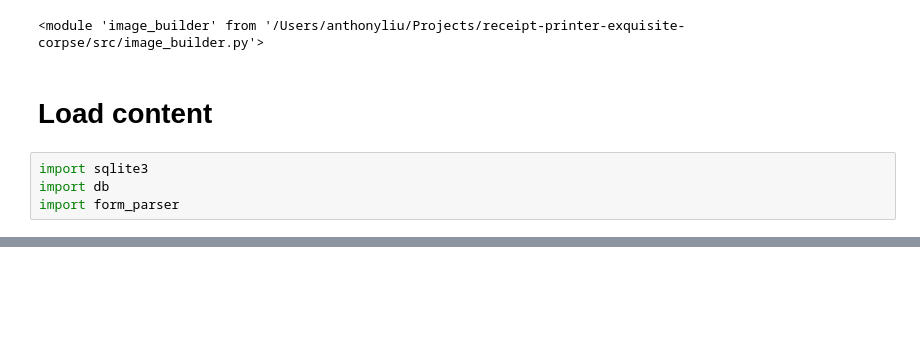
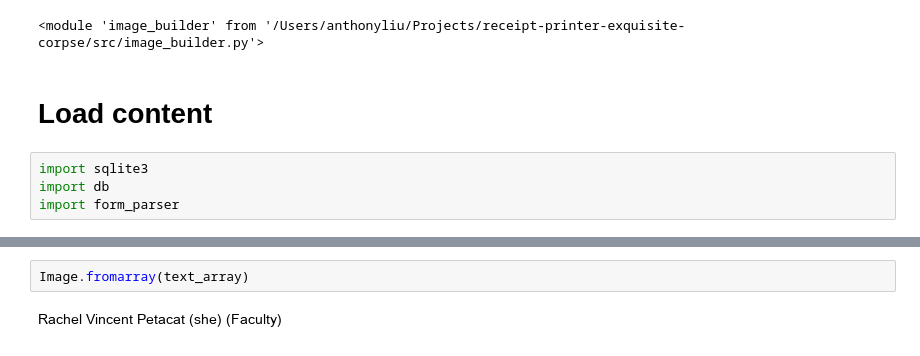
Before and after one commit to tliu30/rc-exquisite-corpse, a Jupyter notebook: notebooks/image_scratchpad.ipynb, the cells around one changed output, grey strips where cells are left out. Cells and saved outputs as stored; diff of their text form; blank space fills up the shorter version.

```diff
--- a/notebooks/image_scratchpad.ipynb
+++ b/notebooks/image_scratchpad.ipynb
@@ -68,0 +107,4 @@ Image.fromarray(form_03)
+# %%
+Image.fromarray(text_array)
+# %% [output]
+[figure, added]
```
Also changed, not shown: parts of 26 cells of this notebook, 10 other files.
